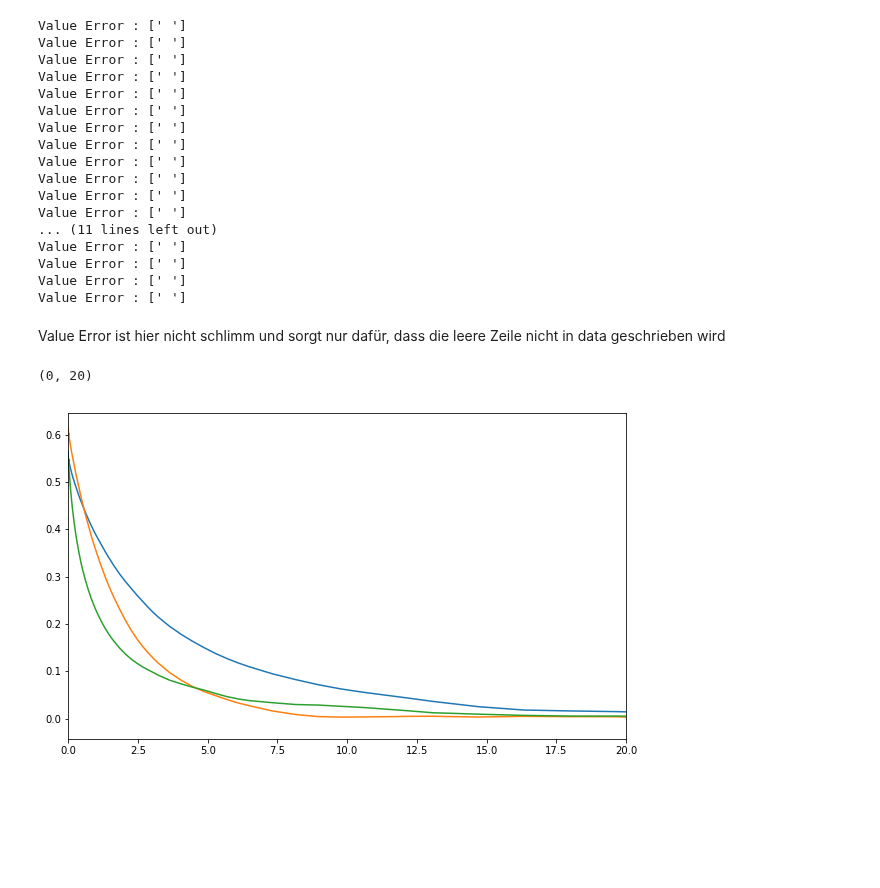
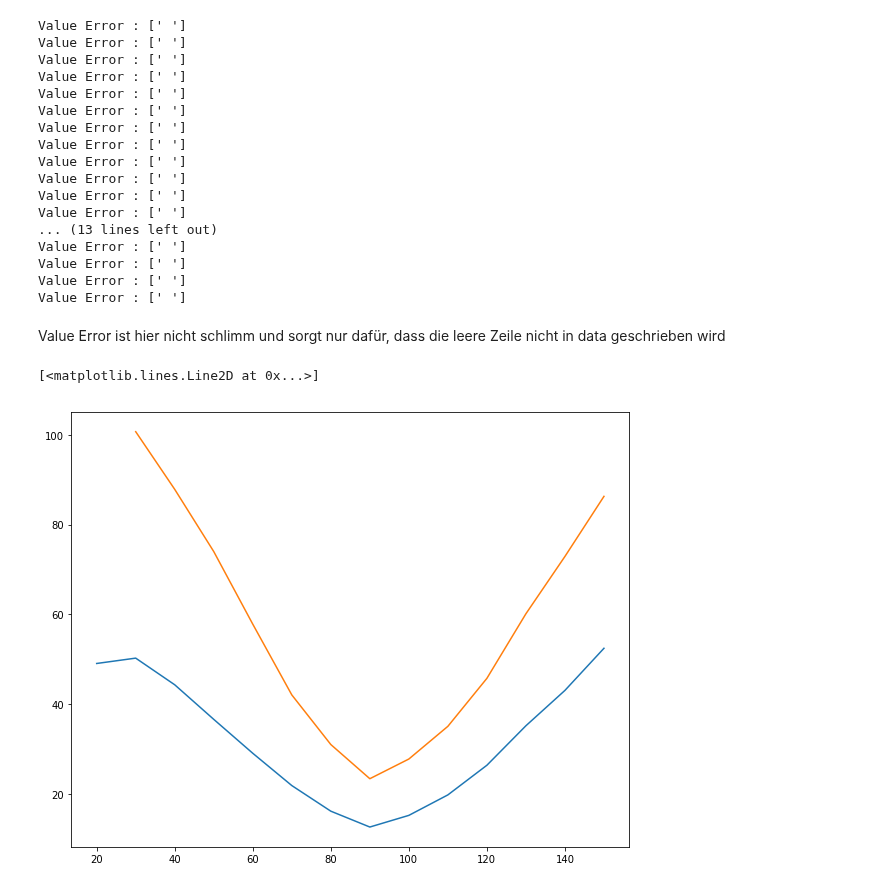
Before and after one commit to NlKLas/PyRePo, a Jupyter notebook: V61.ipynb, the cells around one changed output. Saved outputs shown, nothing was run; the diff lists cells and outputs as text; code cells hidden in the pictures; blank space fills up the shorter version.

```diff
--- a/V61.ipynb
+++ b/V61.ipynb
@@ -29,7 +32,7 @@ MeV_J = 1/e * 10**-6
 #data input
 
 path = "Data/"
-angles_A = range(20,150,10)
+angles_A = range(20,160,10)
 angles_B = angles_A[1:]
 angle_C = 40
 angle_D = 40
@@ -223,21 +226,10 @@ Value Error : [' ']
 Value Error : [' ']
 Value Error : [' ']
 Value Error : [' ']
-... (11 lines left out)
+... (13 lines left out)
 Value Error : [' ']
 Value Error : [' ']
 Value Error : [' ']
 Value Error : [' ']
 # %% [markdown]
 Value Error ist hier nicht schlimm und sorgt nur dafür, dass die leere Zeile nicht in data geschrieben wird
-# %%
-fig,ax = plt.subplots(figsize=(10,6))
-
-ax.plot(data_A_cor[0][0],data_A_cor[0][1])
-ax.plot(data_B_cor[0][0],data_B_cor[0][1])
-ax.plot(data_C_cor[0][0],data_C_cor[0][1])
-#ax.plot(data_D_cor[0][0],data_D_cor[0][1])
-ax.set_xlim(0,20)
-# %% [output]
-(0, 20)
-[figure, removed]
@@ -243,0 +247,38 @@ ax.set_xlim(0,20)
+# %%
+#static light scattering
+#evaluation of mean intensitiy
+data_A_mean_int = []
+data_A_mean_int_err = []
+data_B_mean_int = []
+data_B_mean_int_err = []
+
+for intensities in data_A_int[:len(angles_A)]:
+    mean_value = sum(intensities[1])/len(intensities[1])
+    data_A_mean_int_err.append(np.sqrt(sum([(i-mean_value)**2 for i in intensities[1]]))/np.sqrt(len(intensities[1])))
+    data_A_mean_int.append(mean_value)
+
+for intensities in data_B_int[:len(angles_B)]:
+    mean_value = sum(intensities[1])/len(intensities[1])
+    data_B_mean_int_err.append(np.sqrt(sum([(i-mean_value)**2 for i in intensities[1]]))/np.sqrt(len(intensities[1])))
+    data_B_mean_int.append(mean_value)
+
+#Intensity correction
+for i in range(len(angles_A)):
+    data_A_mean_int[i] = data_A_mean_int[i]*np.sin(np.pi/180*angles_A[i])
+
+for i in range(len(angles_B)):
+    data_B_mean_int[i] = data_B_mean_int[i]*np.sin(np.pi/180*angles_B[i])
+
+#evaluation of momentum transfer q
+q_A = [mom_tra(Θ) for Θ in angles_A]
+q_A_err = []
+q_B = [mom_tra(Θ) for Θ in angles_B]
+q_B_err = []
+# %%
+#Plot of mean intensity vs angle
+fig,ax = plt.subplots(figsize=(10,8))
+ax.plot(angles_A,data_A_mean_int)
+ax.plot(angles_B,data_B_mean_int)
+# %% [output]
+[<matplotlib.lines.Line2D at 0x...>]
+[figure, added]
```
Also changed, not shown: parts of 4 cells of this notebook.
